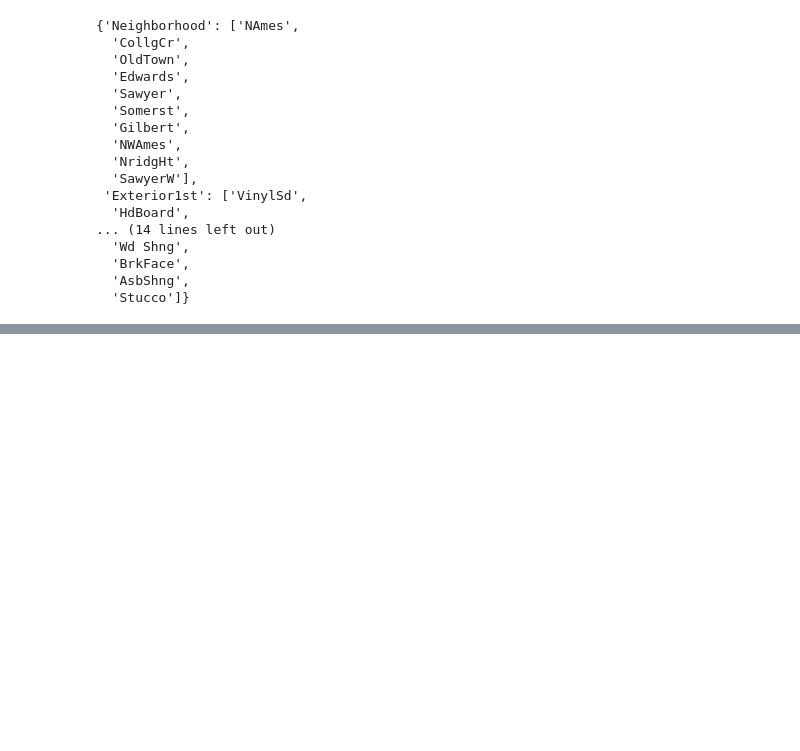
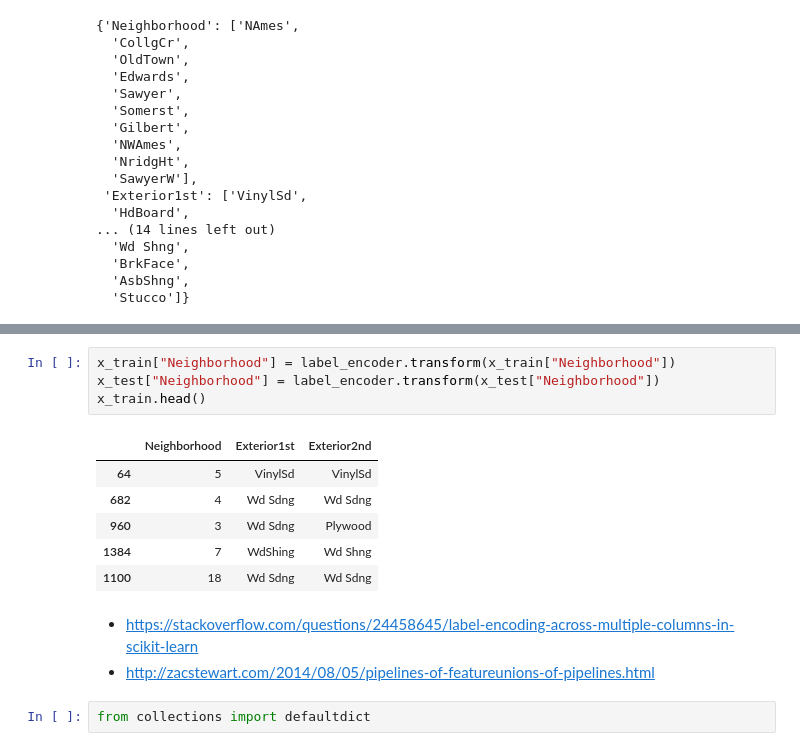
Before and after one commit to KarthikKothareddy/FeatureEngineering, a Jupyter notebook: categorical_variable_encoding.ipynb, the cells around one changed output, grey strips where cells are left out. Saved outputs shown, nothing was run; the diff lists cells and outputs as text; blank space fills up the shorter version.

```diff
--- a/categorical_variable_encoding.ipynb
+++ b/categorical_variable_encoding.ipynb
@@ -456,0 +594,16 @@ encoder.encoder_dict_
+# %%
+x_train["Neighborhood"] = label_encoder.transform(x_train["Neighborhood"])
+x_test["Neighborhood"] = label_encoder.transform(x_test["Neighborhood"])
+x_train.head()
+# %% [output]
+|  | Neighborhood | Exterior1st | Exterior2nd |
+| 64 | 5 | VinylSd | VinylSd |
+| 682 | 4 | Wd Sdng | Wd Sdng |
+| 960 | 3 | Wd Sdng | Plywood |
+| 1384 | 7 | WdShing | Wd Shng |
+| 1100 | 18 | Wd Sdng | Wd Sdng |
+# %% [markdown]
+ - https://stackoverflow.com/questions/24458645/label-encoding-across-multiple-columns-in-scikit-learn
+ - http://zacstewart.com/2014/08/05/pipelines-of-featureunions-of-pipelines.html
+# %%
+from collections import defaultdict
```
Also changed, not shown: parts of 18 cells of this notebook.
